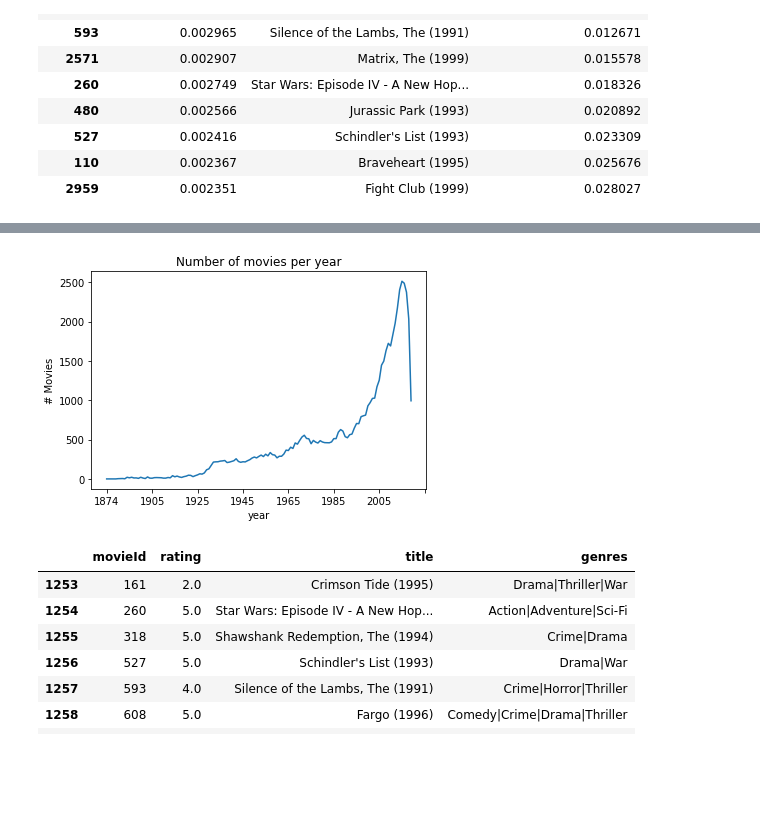
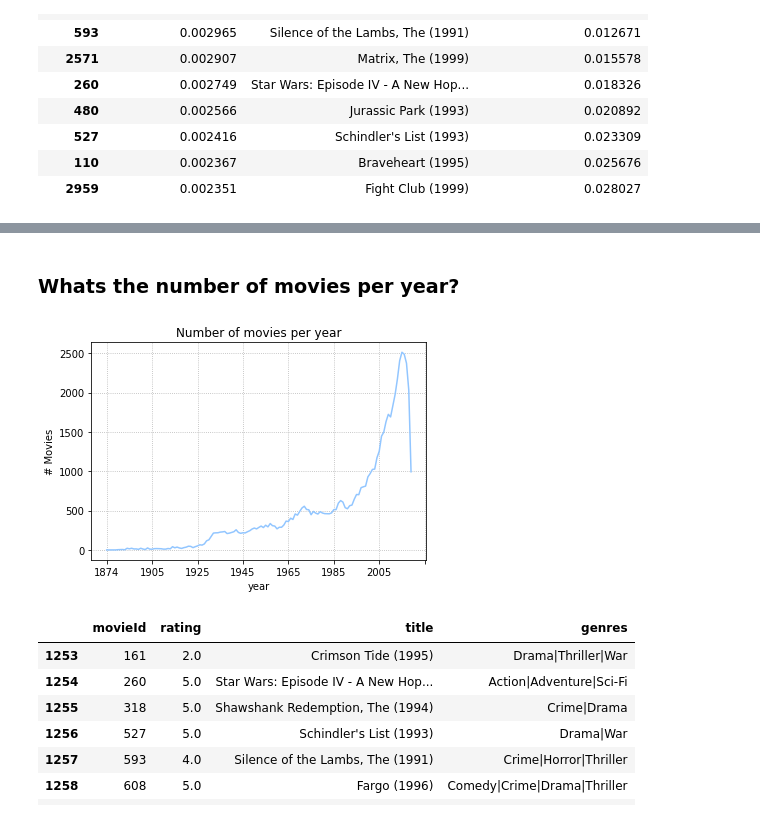
Before and after one commit to franklinzppa/movie-recommendation, a Jupyter notebook: notebooks/recommendation.ipynb, the cells around one changed output, grey strips where cells are left out. Drawn from its saved outputs; the diff is of its cells as text; code cells hidden in the pictures; blank space fills up the shorter version.

Commit message:
added square plot to EDA, some minor text improv

```diff
--- a/notebooks/recommendation.ipynb
+++ b/notebooks/recommendation.ipynb
@@ -11,6 +11,8 @@ import pandas as pd
 import numpy as np
 import seaborn as sns
 import matplotlib.pyplot as plt
+
+plt.style.use('seaborn-v0_8-pastel')
 # %% [markdown]
 We start by importing and checking our data.
 # %%
@@ -281,12 +305,15 @@ top_3_percent
+# %% [markdown]
+### Whats the number of movies per year?
 # %%
 # Movies per year
 
 movies_year.groupby('year').size().plot()
+plt.grid(ls=":")
 plt.ylabel('# Movies')
 plt.title('Number of movies per year')
 plt.show()
 # %% [output]
-[figure, old version]
+[figure, new version]
 # %%
 # Lets inspect User 6 movies
 
```
Also changed, not shown: parts of 34 cells of this notebook.
